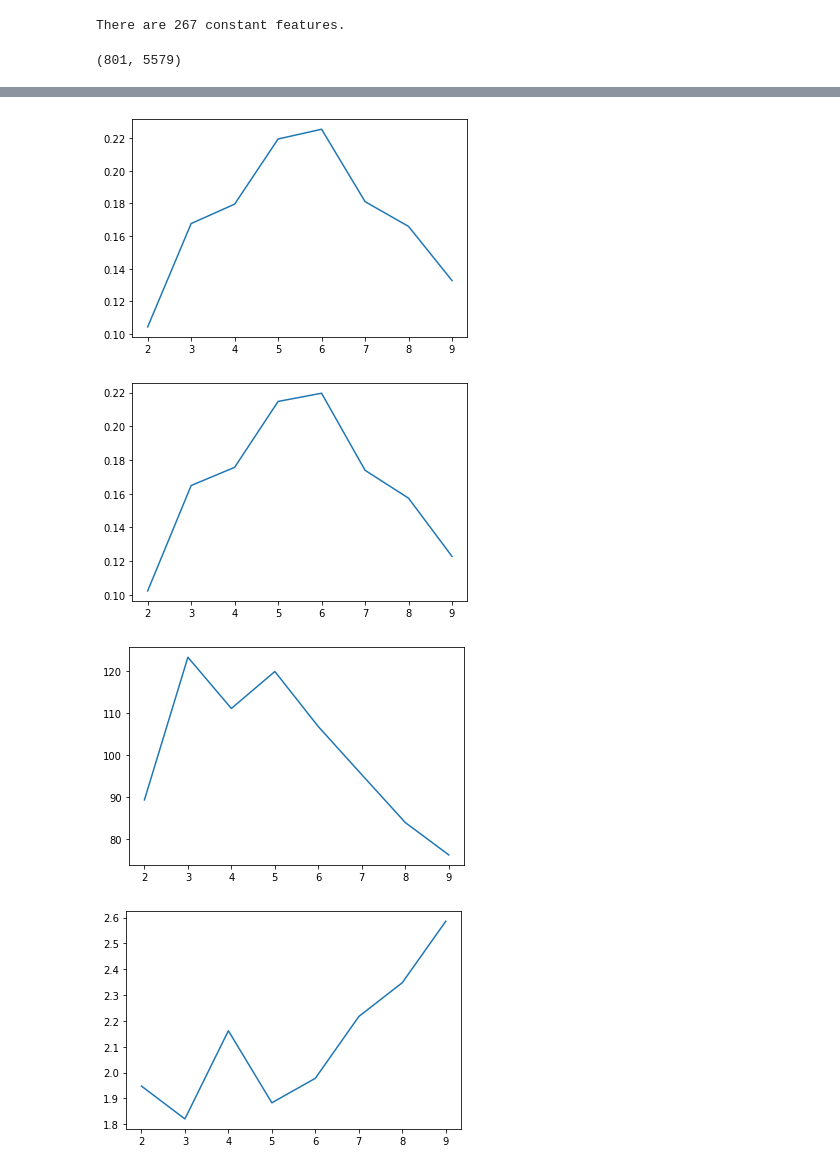
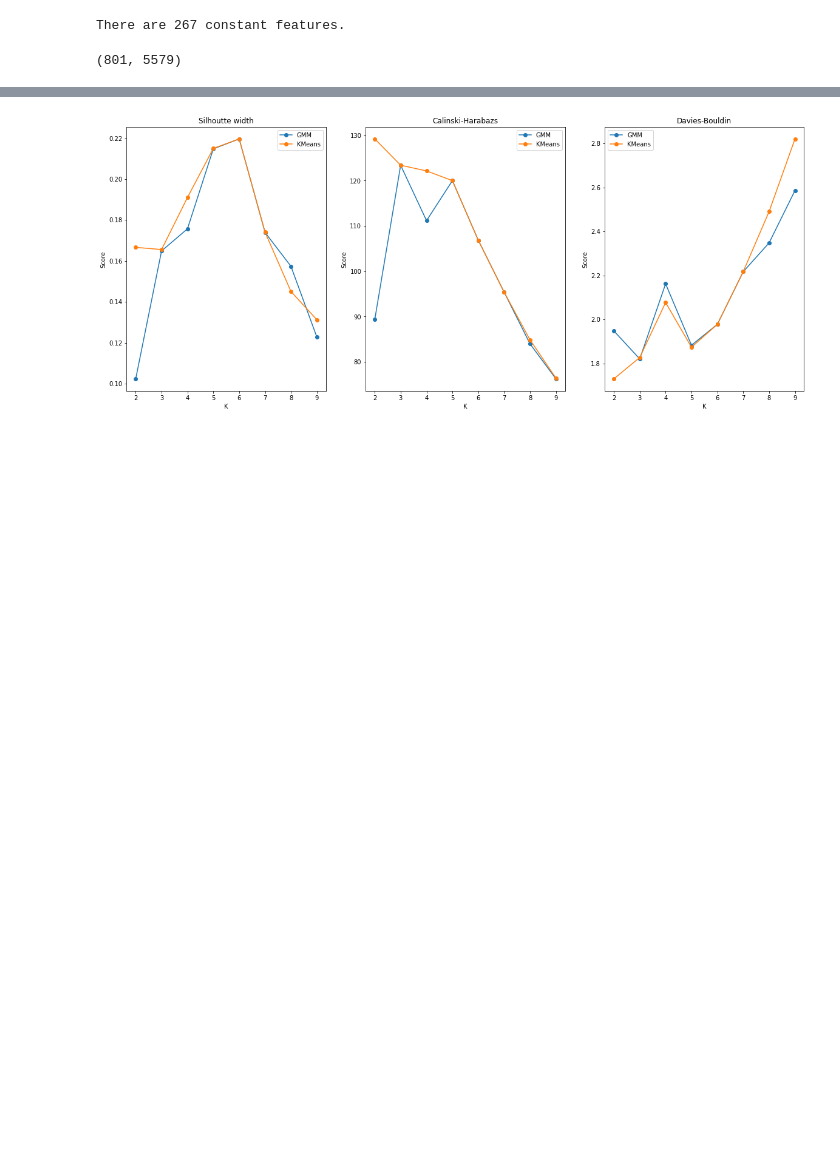
Before and after one commit to dtonderski/statistical_learning_for_big_data, a Jupyter notebook: Homework 2/Untitled.ipynb, the cells around one changed output, grey strips where cells are left out. Cells and saved outputs as stored; diff of their text form; code cells hidden in the pictures; blank space fills up the shorter version.

```diff
--- a/Homework 2/Untitled.ipynb
+++ b/Homework 2/Untitled.ipynb
@@ -7,10 +7,23 @@ import pickle
 data = pd.read_csv('TCGA-PANCAN-HiSeq-801x20531/data.csv', index_col = 0)
 labels = pd.read_csv('TCGA-PANCAN-HiSeq-801x20531/labels.csv')
 # %%
+plt.rcParams["figure.figsize"]=13,5
+
+
 mean_arr = np.mean(data, 0)
 var_arr = np.var(data, 0)
+
+plt.subplot(1,2,1)
 plt.hist(mean_arr, 100)
+plt.title('Mean histogram')
+plt.xlabel('Value')
+plt.ylabel('Count')
+
+plt.subplot(1,2,2)
+plt.hist(var_arr, 100)
+plt.title('Variance histogram')
+plt.xlabel('Value')
+plt.ylabel('Count')
+
 plt.show()
-plt.hist(var_arr, 100)
-plt.show()
 # %% [output]
@@ -44,6 +68,8 @@ plt.show()
 # %%
 data_new_standardized = (data_new - mean_arr)/(var_arr ** (1/2))
 # %%
+plt.rcParams["figure.figsize"]=5,4
+
 mean_arr = np.mean(data_new_standardized, 0)
 var_arr = np.var(data_new_standardized, 0)
 plt.hist(var_arr)
@@ -145,17 +188,30 @@ K = 7
 # %%
-plt.plot(K_array, S_arr)
+plt.rcParams["figure.figsize"]=20,8
+
+plt.subplot(1,3,1)
+plt.plot(K_array, S_arr_GMM, 'o-')
+plt.plot(K_array, S_arr_KM, 'o-')
+plt.legend(['GMM', 'KMeans'])
+plt.title('Silhoutte width')
+plt.xlabel('K')
+plt.ylabel('Score')
+
+plt.subplot(1,3,2)
+plt.plot(K_array, calinski_arr_GMM, 'o-')
+plt.plot(K_array, calinski_arr_KM, 'o-')
+plt.legend(['GMM', 'KMeans'])
+plt.title('Calinski-Harabazs')
+plt.xlabel('K')
+plt.ylabel('Score')
+
+plt.subplot(1,3,3)
+plt.plot(K_array, davies_arr_GMM, 'o-')
+plt.plot(K_array, davies_arr_KM, 'o-')
+plt.legend(['GMM', 'KMeans'])
+plt.title('Davies-Bouldin')
+plt.xlabel('K')
+plt.ylabel('Score')
+
 plt.show()
-
-plt.plot(K_array, S_new_arr)
-plt.show()
-
-plt.plot(K_array, calinski_arr)
-plt.show()
-
-plt.plot(K_array, davies_arr)
-plt.show()
 # %% [output]
-[figure, old version]
+[figure, new version]
-[figure, removed]
-[figure, removed]
-[figure, removed]
```
Also changed, not shown: parts of 5 cells of this notebook, 8 other files.
